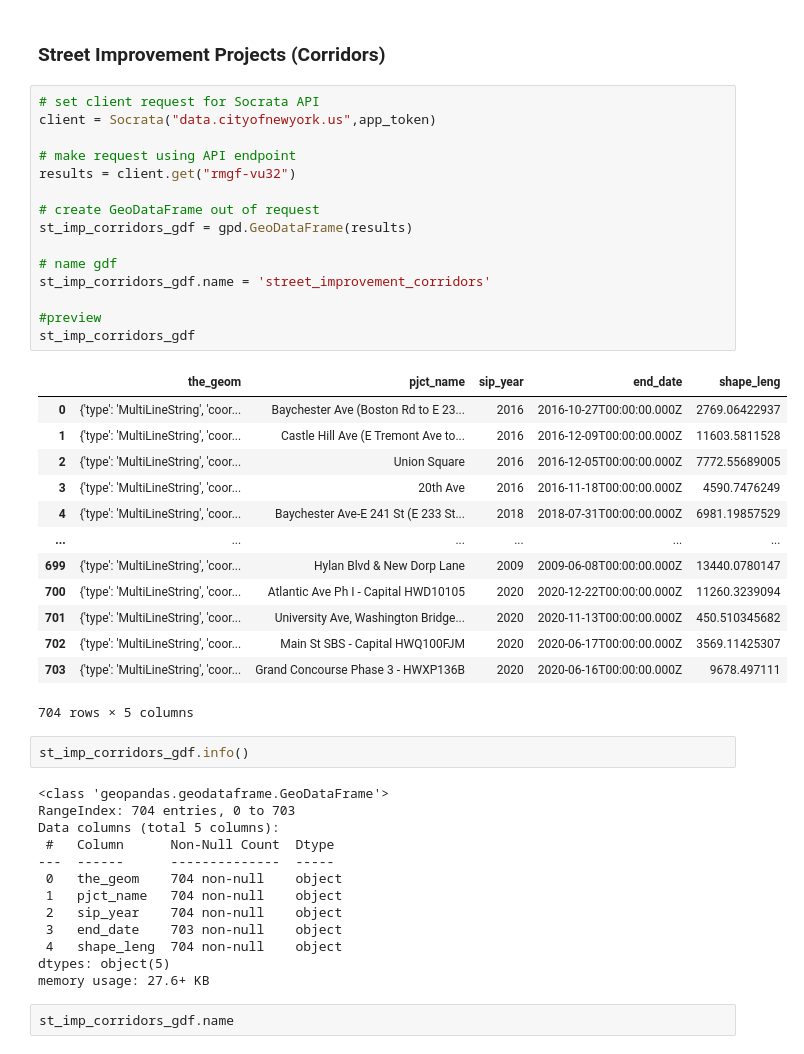
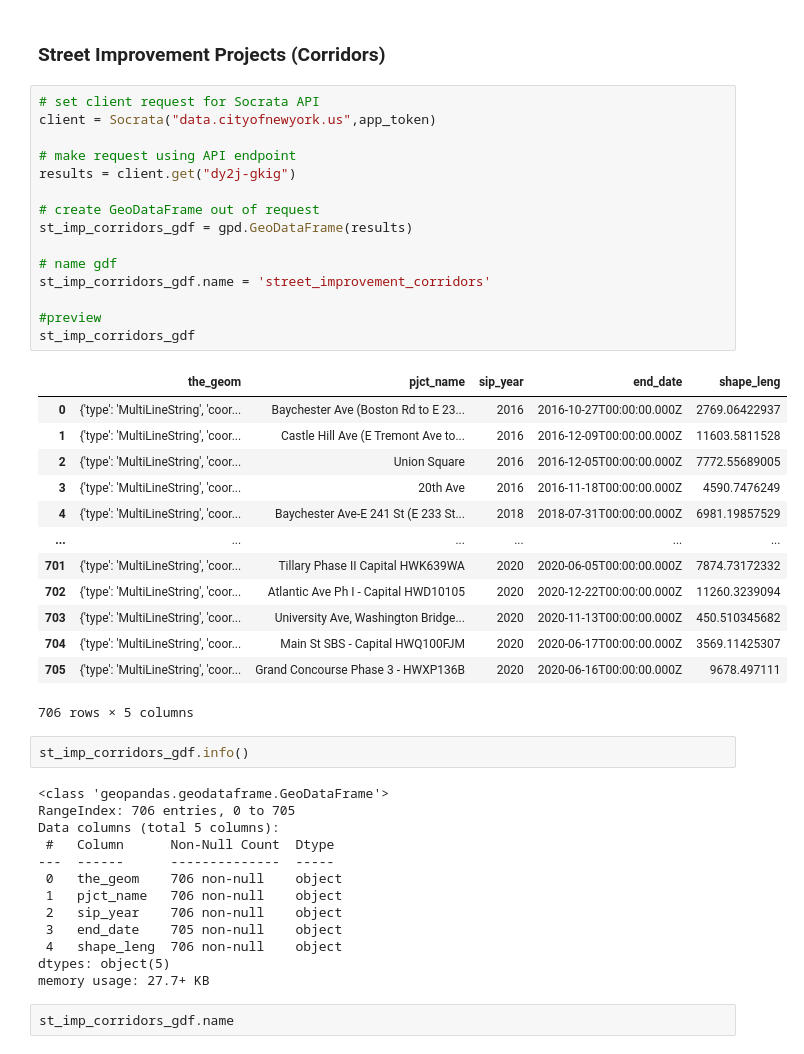
Before and after one commit to justinm0rgan/nyc-bike, a Jupyter notebook: data_gathering.ipynb, the cells around one changed output. Saved outputs shown, nothing was run; the diff lists cells and outputs as text.

```diff
--- a/data_gathering.ipynb
+++ b/data_gathering.ipynb
@@ -434,47 +446,47 @@ memory usage: 448.0+ bytes
 # %%
 # set client request for Socrata API
 client = Socrata("data.cityofnewyork.us",app_token)
 
 # make request using API endpoint
-results = client.get("rmgf-vu32")
+results = client.get("dy2j-gkig")
 
 # create GeoDataFrame out of request
 st_imp_corridors_gdf = gpd.GeoDataFrame(results)
 
 # name gdf
 st_imp_corridors_gdf.name = 'street_improvement_corridors'
 
 #preview
 st_imp_corridors_gdf
 # %% [output]
 |  | the_geom | pjct_name | sip_year | end_date | shape_leng |
 | 0 | {'type': 'MultiLineString', 'coor... | Baychester Ave (Boston Rd to E 23... | 2016 | 2016-10-27T00:00:00.000Z | 2769.06422937 |
 | 1 | {'type': 'MultiLineString', 'coor... | Castle Hill Ave (E Tremont Ave to... | 2016 | 2016-12-09T00:00:00.000Z | 11603.5811528 |
 | 2 | {'type': 'MultiLineString', 'coor... | Union Square | 2016 | 2016-12-05T00:00:00.000Z | 7772.55689005 |
 | 3 | {'type': 'MultiLineString', 'coor... | 20th Ave | 2016 | 2016-11-18T00:00:00.000Z | 4590.7476249 |
 | 4 | {'type': 'MultiLineString', 'coor... | Baychester Ave-E 241 St (E 233 St... | 2018 | 2018-07-31T00:00:00.000Z | 6981.19857529 |
 | ... | ... | ... | ... | ... | ... |
-| 699 | {'type': 'MultiLineString', 'coor... | Hylan Blvd & New Dorp Lane | 2009 | 2009-06-08T00:00:00.000Z | 13440.0780147 |
-| 700 | {'type': 'MultiLineString', 'coor... | Atlantic Ave Ph I - Capital HWD10105 | 2020 | 2020-12-22T00:00:00.000Z | 11260.3239094 |
-| 701 | {'type': 'MultiLineString', 'coor... | University Ave, Washington Bridge... | 2020 | 2020-11-13T00:00:00.000Z | 450.510345682 |
-| 702 | {'type': 'MultiLineString', 'coor... | Main St SBS - Capital HWQ100FJM | 2020 | 2020-06-17T00:00:00.000Z | 3569.11425307 |
-| 703 | {'type': 'MultiLineString', 'coor... | Grand Concourse Phase 3 - HWXP136B | 2020 | 2020-06-16T00:00:00.000Z | 9678.497111 |
+| 701 | {'type': 'MultiLineString', 'coor... | Tillary Phase II Capital HWK639WA | 2020 | 2020-06-05T00:00:00.000Z | 7874.73172332 |
+| 702 | {'type': 'MultiLineString', 'coor... | Atlantic Ave Ph I - Capital HWD10105 | 2020 | 2020-12-22T00:00:00.000Z | 11260.3239094 |
+| 703 | {'type': 'MultiLineString', 'coor... | University Ave, Washington Bridge... | 2020 | 2020-11-13T00:00:00.000Z | 450.510345682 |
+| 704 | {'type': 'MultiLineString', 'coor... | Main St SBS - Capital HWQ100FJM | 2020 | 2020-06-17T00:00:00.000Z | 3569.11425307 |
+| 705 | {'type': 'MultiLineString', 'coor... | Grand Concourse Phase 3 - HWXP136B | 2020 | 2020-06-16T00:00:00.000Z | 9678.497111 |
-704 rows × 5 columns
+706 rows × 5 columns
 # %%
 st_imp_corridors_gdf.info()
 # %% [output]
 <class 'geopandas.geodataframe.GeoDataFrame'>
-RangeIndex: 704 entries, 0 to 703
+RangeIndex: 706 entries, 0 to 705
 Data columns (total 5 columns):
  #   Column      Non-Null Count  Dtype
 ---  ------      --------------  -----
- 0   the_geom    704 non-null    object
- 1   pjct_name   704 non-null    object
- 2   sip_year    704 non-null    object
- 3   end_date    703 non-null    object
- 4   shape_leng  704 non-null    object
+ 0   the_geom    706 non-null    object
+ 1   pjct_name   706 non-null    object
+ 2   sip_year    706 non-null    object
+ 3   end_date    705 non-null    object
+ 4   shape_leng  706 non-null    object
 dtypes: object(5)
-memory usage: 27.6+ KB
+memory usage: 27.7+ KB
 # %%
 st_imp_corridors_gdf.name
 # %% [output]
```
Also changed, not shown: parts of 49 cells of this notebook.
